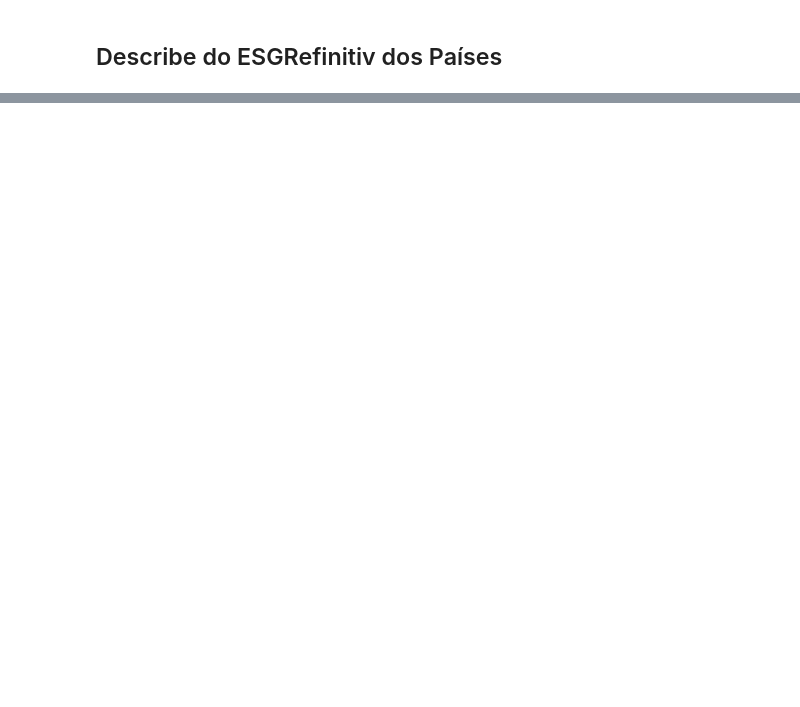
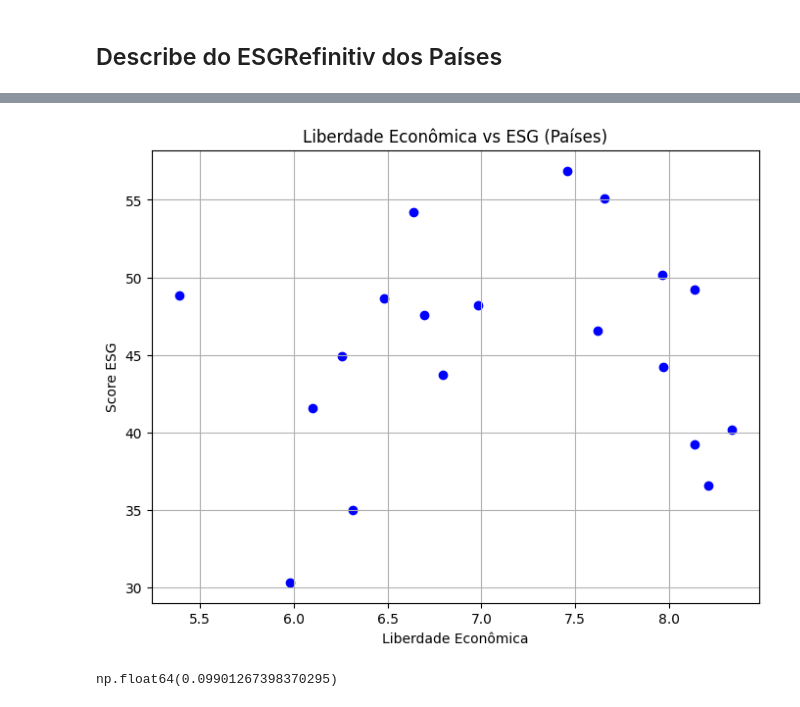
Before and after one commit to hertzrafael/pibic_economy_fii_ile, a Jupyter notebook: main.ipynb, the cells around one changed output, grey strips where cells are left out. Drawn from its saved outputs; the diff is of its cells as text; code cells hidden in the pictures; blank space fills up the shorter version.

Commit message:
created scatter plot to check any correlation between economy freedom index and esg

```diff
--- a/main.ipynb
+++ b/main.ipynb
@@ -171,0 +165,3 @@ country_esg_refinitiv_describe.to_excel('results/paises_dados_descritivos_refini
+# %%
+countries_iso_code_three = pd.read_csv('files/countries_iso_code_3.csv')
+countries_iso_code_three
@@ -171,0 +186,3 @@ country_esg_refinitiv_describe.to_excel('results/paises_dados_descritivos_refini
+# %%
+esg_refinitiv_iso_countries = pd.merge(left=countries_iso_code_three, right=country_esg_refinitiv_describe, how='left', on='País')
+esg_refinitiv_iso_countries
@@ -171,0 +207,3 @@ country_esg_refinitiv_describe.to_excel('results/paises_dados_descritivos_refini
+# %%
+mean_ile = freedom_filtered.groupby('ISO Code 3')[' Economic Freedom Summary Index'].mean().reset_index()
+mean_ile
@@ -171,0 +224,13 @@ country_esg_refinitiv_describe.to_excel('results/paises_dados_descritivos_refini
+# %%
+esg_ile_countries = (pd
+        .merge(left=esg_refinitiv_iso_countries, right=mean_ile, left_on='ISO3', right_on='ISO Code 3', how='left')
+        .filter(items=['País', 'ISO3', 'mean', ' Economic Freedom Summary Index'])
+        .rename(columns={
+            ' Economic Freedom Summary Index': 'economic_freedom_index',
+            'País': 'country',
+            'ISO3': 'iso3',
+            'mean': 'mean_esg_refinitiv'
+        })
+)
+
+esg_ile_countries
@@ -171,0 +257,19 @@ country_esg_refinitiv_describe.to_excel('results/paises_dados_descritivos_refini
+# %%
+import matplotlib.pyplot as plt
+
+plt.figure(figsize=(8, 6))
+
+plt.scatter(esg_ile_countries['economic_freedom_index'], esg_ile_countries['mean_esg_refinitiv'], color='blue')
+
+plt.xlabel('Liberdade Econômica')
+plt.ylabel('Score ESG')
+plt.title('Liberdade Econômica vs ESG (Países)')
+
+plt.grid(True)
+plt.show()
+# %% [output]
+[figure, added]
+# %%
+esg_ile_countries['economic_freedom_index'].corr(esg_ile_countries['mean_esg_refinitiv'])
+# %% [output]
+np.float64(0.09901267398370295)
```
Also changed, not shown: parts of 9 cells of this notebook, 1 other file.
